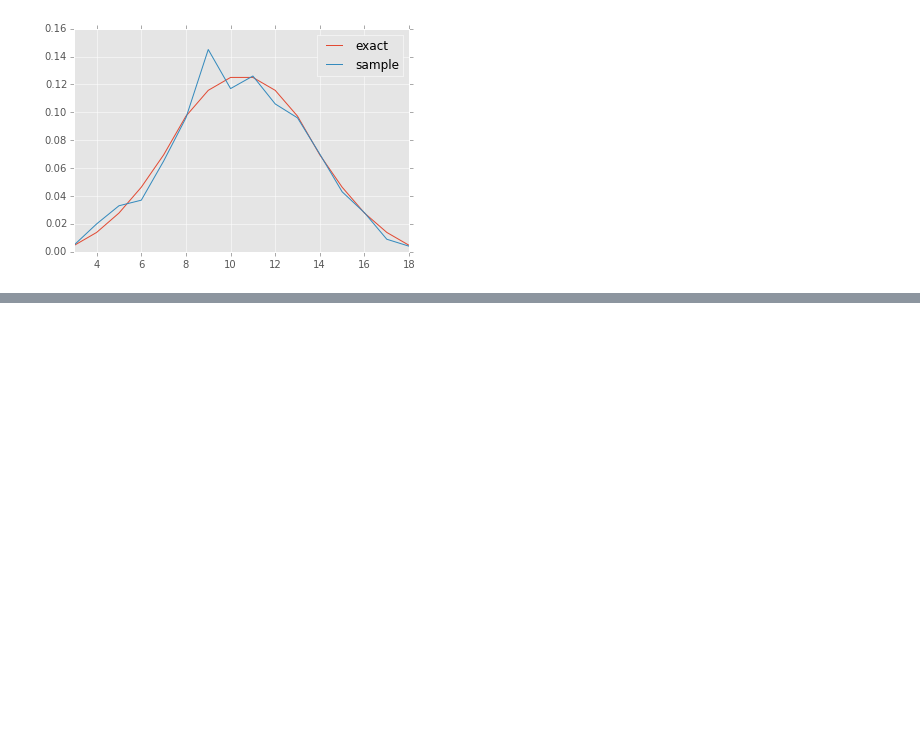
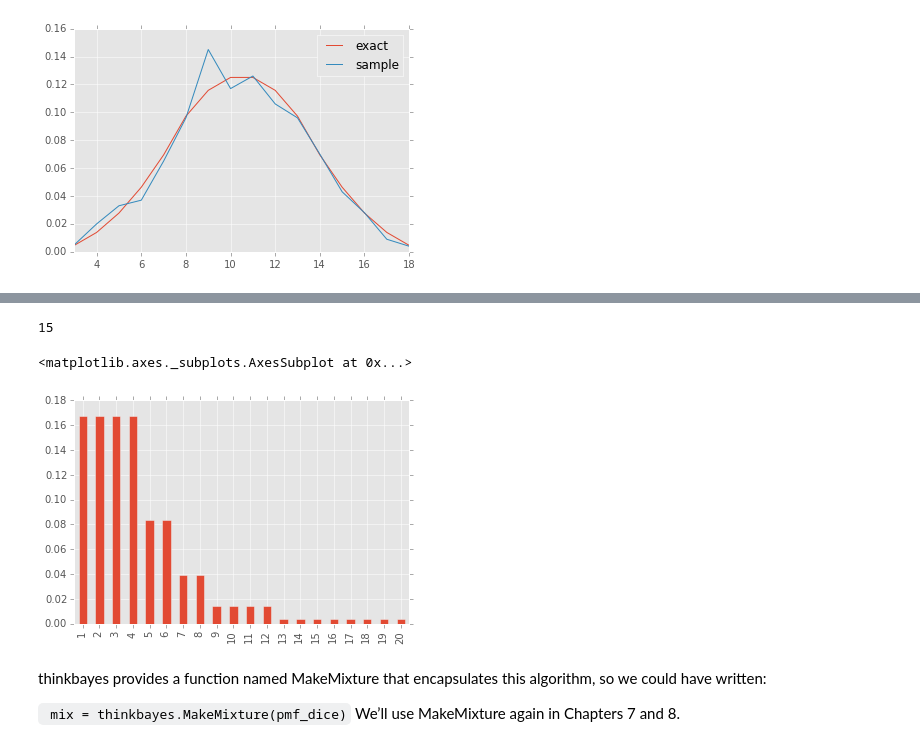
Before and after one commit to doolingdavid/ThinkBayes, a Jupyter notebook: code/newnotes.ipynb, the cells around one changed output, grey strips where cells are left out. Saved outputs shown, nothing was run; the diff lists cells and outputs as text; code cells hidden in the pictures; blank space fills up the shorter version.

````diff
--- a/code/newnotes.ipynb
+++ b/code/newnotes.ipynb
@@ -2452,0 +2526,26 @@ dfall.plot()
+# %%
+pmf_dice = thinkbayes.Pmf()
+pmf_dice.Set(Die(4), 5)
+pmf_dice.Set(Die(6), 4)
+pmf_dice.Set(Die(8), 3)
+pmf_dice.Set(Die(12), 2)
+pmf_dice.Set(Die(20), 1)
+pmf_dice.Normalize()
+# %% [output]
+15
+# %%
+mix = thinkbayes.Pmf()
+for die, weight in pmf_dice.Items():
+    for outcome, prob in die.Items():
+        mix.Incr(outcome, weight*prob)
+# %%
+pd.Series(list(mix.Render()[1]),
+         index=list(mix.Render()[0])).plot(kind='bar')
+# %% [output]
+<matplotlib.axes._subplots.AxesSubplot at 0x...>
+[figure, added]
+# %% [markdown]
+thinkbayes provides a function named MakeMixture that encapsulates this algorithm, so we could have written:
+
+   ``` mix = thinkbayes.MakeMixture(pmf_dice)```
+We’ll use MakeMixture again in Chapters 7 and  8.
````
Also changed, not shown: parts of 8 cells of this notebook.
